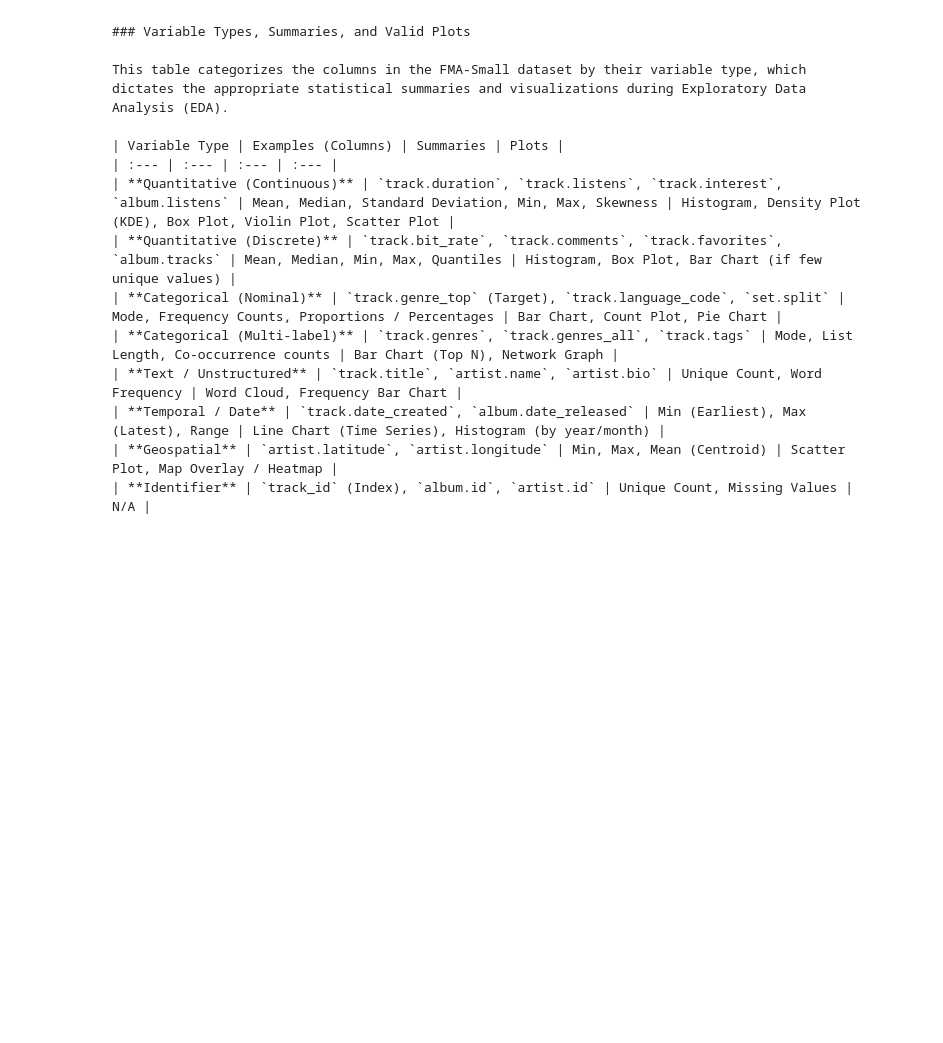
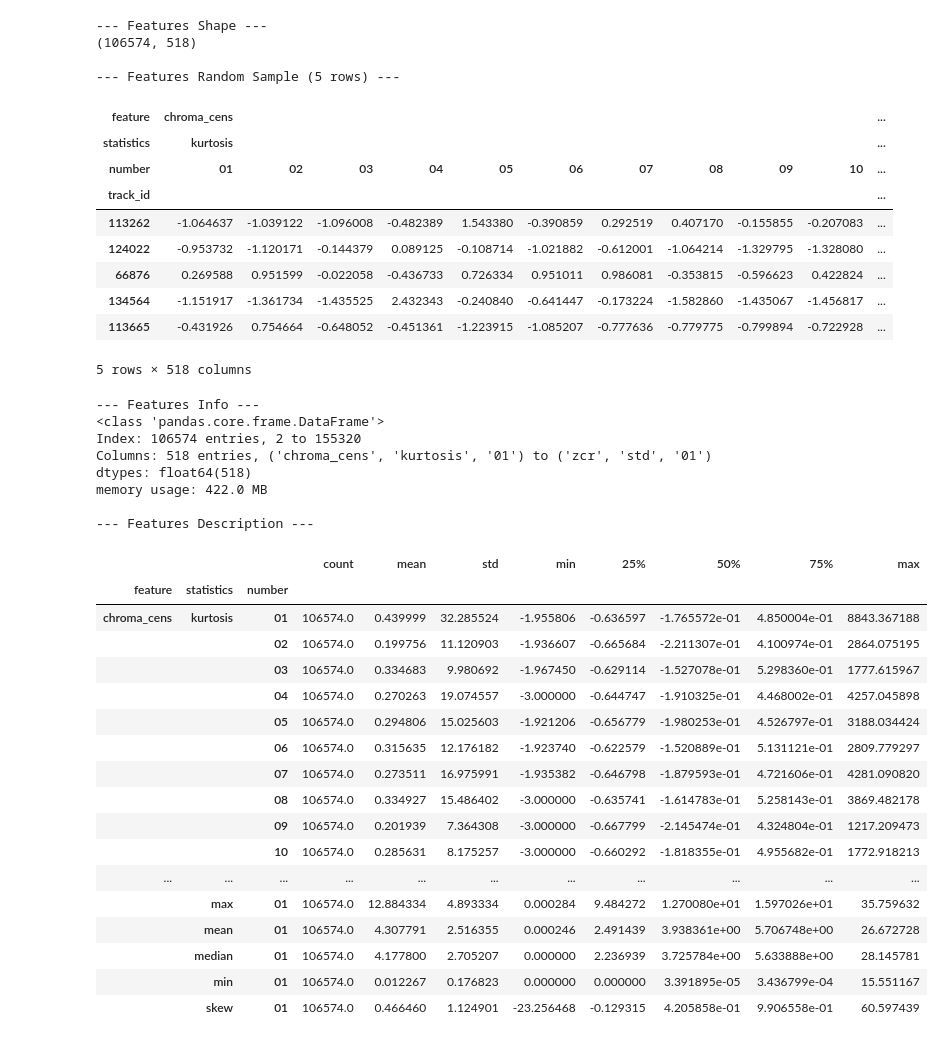
Before and after one commit to daqhi/Music-Genre-Classification, a Jupyter notebook: music_genre_classification.ipynb, the cells around one changed output. Drawn from its saved outputs; the diff is of its cells as text; code cells hidden in the pictures; blank space fills up the shorter version.

````diff
--- a/music_genre_classification.ipynb
+++ b/music_genre_classification.ipynb
@@ -172,17 +167,61 @@ Total Tracks in FMA-Small: 8000
-# %% [markdown]
-```markdown
-### Variable Types, Summaries, and Valid Plots
-
-This table categorizes the columns in the FMA-Small dataset by their variable type, which dictates the appropriate statistical summaries and visualizations during Exploratory Data Analysis (EDA).
-
-| Variable Type | Examples (Columns) | Summaries | Plots |
-| :--- | :--- | :--- | :--- |
-| **Quantitative (Continuous)** | `track.duration`, `track.listens`, `track.interest`, `album.listens` | Mean, Median, Standard Deviation, Min, Max, Skewness | Histogram, Density Plot (KDE), Box Plot, Violin Plot, Scatter Plot |
-| **Quantitative (Discrete)** | `track.bit_rate`, `track.comments`, `track.favorites`, `album.tracks` | Mean, Median, Min, Max, Quantiles | Histogram, Box Plot, Bar Chart (if few unique values) |
-| **Categorical (Nominal)** | `track.genre_top` (Target), `track.language_code`, `set.split` | Mode, Frequency Counts, Proportions / Percentages | Bar Chart, Count Plot, Pie Chart |
-| **Categorical (Multi-label)** | `track.genres`, `track.genres_all`, `track.tags` | Mode, List Length, Co-occurrence counts | Bar Chart (Top N), Network Graph |
-| **Text / Unstructured** | `track.title`, `artist.name`, `artist.bio` | Unique Count, Word Frequency | Word Cloud, Frequency Bar Chart |
-| **Temporal / Date** | `track.date_created`, `album.date_released` | Min (Earliest), Max (Latest), Range | Line Chart (Time Series), Histogram (by year/month) |
-| **Geospatial** | `artist.latitude`, `artist.longitude` | Min, Max, Mean (Centroid) | Scatter Plot, Map Overlay / Heatmap |
-| **Identifier** | `track_id` (Index), `album.id`, `artist.id` | Unique Count, Missing Values | N/A |
-```
+# %%
+features_path = os.path.join(fma_metadata_path, 'features.csv')
+
+# load the raw metadata handling the multi-index header
+features = pd.read_csv(features_path, index_col=0, header=[0, 1, 2])
+
+#print the shape, sample, and info
+print("\n--- Features Shape ---")
+print(features.shape)
+
+print("\n--- Features Random Sample (5 rows) ---")
+display(features.sample(5, random_state=67))
+
+print("\n--- Features Info ---")
+features.info()
+
+print("\n--- Features Description ---")
+# Enable pandas to display all rows/columns so nothing gets truncated in the summary
+with pd.option_context('display.max_rows', None, 'display.max_columns', None):
+    display(features.describe(include='all').T)
+# %% [output]
+--- Features Shape ---
+(106574, 518)
+
+--- Features Random Sample (5 rows) ---
+| feature | chroma_cens |  |  |  |  |  |  |  |  |  | ... |
+| statistics | kurtosis |  |  |  |  |  |  |  |  |  | ... |
+| number | 01 | 02 | 03 | 04 | 05 | 06 | 07 | 08 | 09 | 10 | ... |
+| track_id |  |  |  |  |  |  |  |  |  |  | ... |
+| 113262 | -1.064637 | -1.039122 | -1.096008 | -0.482389 | 1.543380 | -0.390859 | 0.292519 | 0.407170 | -0.155855 | -0.207083 | ... |
+| 124022 | -0.953732 | -1.120171 | -0.144379 | 0.089125 | -0.108714 | -1.021882 | -0.612001 | -1.064214 | -1.329795 | -1.328080 | ... |
+| 66876 | 0.269588 | 0.951599 | -0.022058 | -0.436733 | 0.726334 | 0.951011 | 0.986081 | -0.353815 | -0.596623 | 0.422824 | ... |
+| 134564 | -1.151917 | -1.361734 | -1.435525 | 2.432343 | -0.240840 | -0.641447 | -0.173224 | -1.582860 | -1.435067 | -1.456817 | ... |
+| 113665 | -0.431926 | 0.754664 | -0.648052 | -0.451361 | -1.223915 | -1.085207 | -0.777636 | -0.779775 | -0.799894 | -0.722928 | ... |
+5 rows × 518 columns
+--- Features Info ---
+<class 'pandas.core.frame.DataFrame'>
+Index: 106574 entries, 2 to 155320
+Columns: 518 entries, ('chroma_cens', 'kurtosis', '01') to ('zcr', 'std', '01')
+dtypes: float64(518)
+memory usage: 422.0 MB
+
+--- Features Description ---
+|  |  |  | count | mean | std | min | 25% | 50% | 75% | max |
+| feature | statistics | number |  |  |  |  |  |  |  |  |
+| chroma_cens | kurtosis | 01 | 106574.0 | 0.439999 | 32.285524 | -1.955806 | -0.636597 | -1.765572e-01 | 4.850004e-01 | 8843.367188 |
+|  |  | 02 | 106574.0 | 0.199756 | 11.120903 | -1.936607 | -0.665684 | -2.211307e-01 | 4.100974e-01 | 2864.075195 |
+|  |  | 03 | 106574.0 | 0.334683 | 9.980692 | -1.967450 | -0.629114 | -1.527078e-01 | 5.298360e-01 | 1777.615967 |
+|  |  | 04 | 106574.0 | 0.270263 | 19.074557 | -3.000000 | -0.644747 | -1.910325e-01 | 4.468002e-01 | 4257.045898 |
+|  |  | 05 | 106574.0 | 0.294806 | 15.025603 | -1.921206 | -0.656779 | -1.980253e-01 | 4.526797e-01 | 3188.034424 |
+|  |  | 06 | 106574.0 | 0.315635 | 12.176182 | -1.923740 | -0.622579 | -1.520889e-01 | 5.131121e-01 | 2809.779297 |
+|  |  | 07 | 106574.0 | 0.273511 | 16.975991 | -1.935382 | -0.646798 | -1.879593e-01 | 4.721606e-01 | 4281.090820 |
+|  |  | 08 | 106574.0 | 0.334927 | 15.486402 | -3.000000 | -0.635741 | -1.614783e-01 | 5.258143e-01 | 3869.482178 |
+|  |  | 09 | 106574.0 | 0.201939 | 7.364308 | -3.000000 | -0.667799 | -2.145474e-01 | 4.324804e-01 | 1217.209473 |
+|  |  | 10 | 106574.0 | 0.285631 | 8.175257 | -3.000000 | -0.660292 | -1.818355e-01 | 4.955682e-01 | 1772.918213 |
+| ... | ... | ... | ... | ... | ... | ... | ... | ... | ... | ... |
+|  | max | 01 | 106574.0 | 12.884334 | 4.893334 | 0.000284 | 9.484272 | 1.270080e+01 | 1.597026e+01 | 35.759632 |
+|  | mean | 01 | 106574.0 | 4.307791 | 2.516355 | 0.000246 | 2.491439 | 3.938361e+00 | 5.706748e+00 | 26.672728 |
+|  | median | 01 | 106574.0 | 4.177800 | 2.705207 | 0.000000 | 2.236939 | 3.725784e+00 | 5.633888e+00 | 28.145781 |
+|  | min | 01 | 106574.0 | 0.012267 | 0.176823 | 0.000000 | 0.000000 | 3.391895e-05 | 3.436799e-04 | 15.551167 |
+|  | skew | 01 | 106574.0 | 0.466460 | 1.124901 | -23.256468 | -0.129315 | 4.205858e-01 | 9.906558e-01 | 60.597439 |
````
Also changed, not shown: parts of 18 cells of this notebook.
